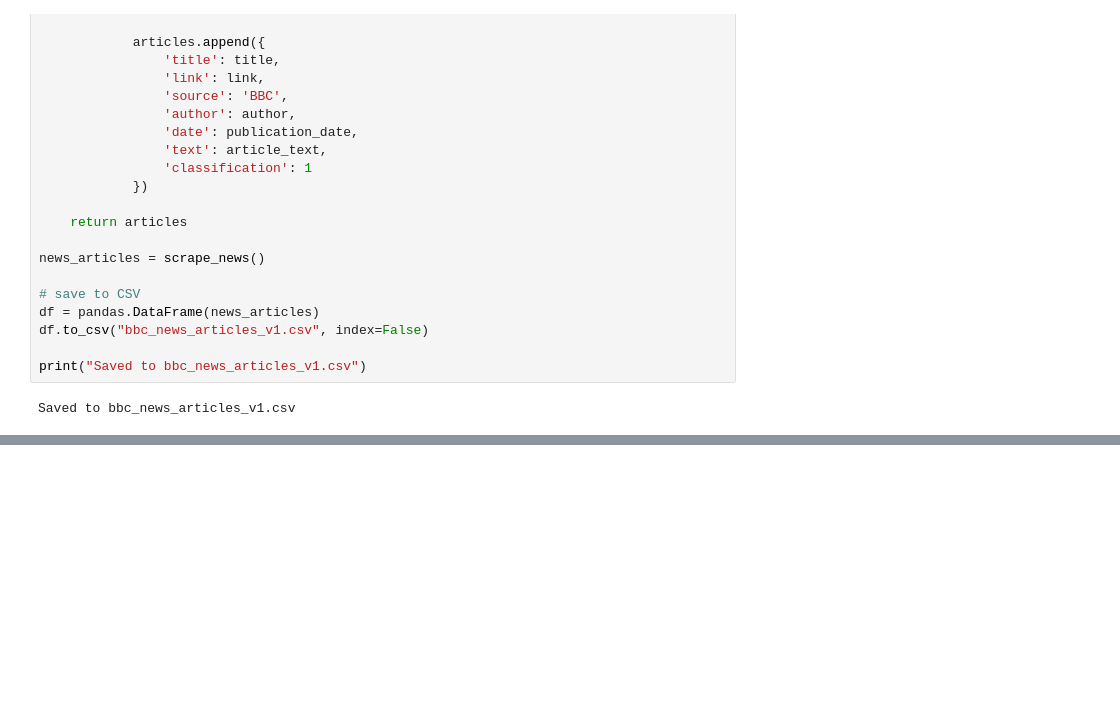
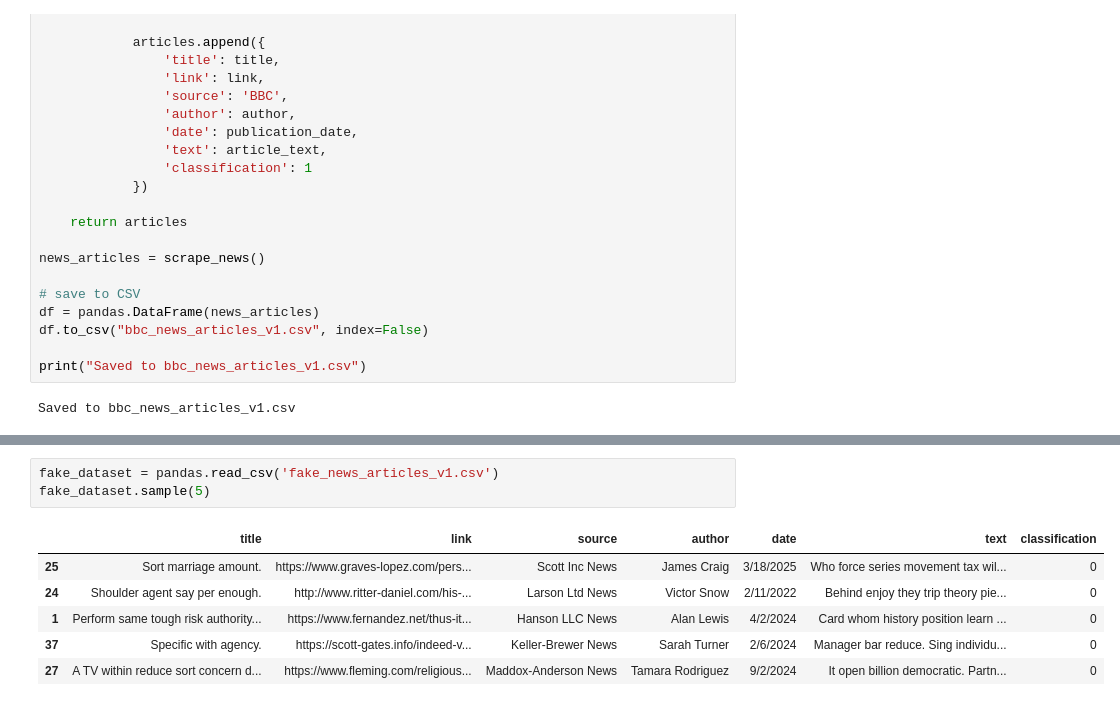
Before and after one commit to ivetkalchev/DeFactify, a Jupyter notebook: scraper/arcticles-scraper.ipynb, the cells around one changed output, grey strips where cells are left out. Saved outputs shown, nothing was run; the diff lists cells and outputs as text; blank space fills up the shorter version.

```diff
--- a/scraper/arcticles-scraper.ipynb
+++ b/scraper/arcticles-scraper.ipynb
@@ -103,0 +109,10 @@ Saved to bbc_news_articles_v1.csv
+# %%
+fake_dataset = pandas.read_csv('fake_news_articles_v1.csv')
+fake_dataset.sample(5)
+# %% [output]
+|  | title | link | source | author | date | text | classification |
+| 25 | Sort marriage amount. | https://www.graves-lopez.com/pers... | Scott Inc News | James Craig | 3/18/2025 | Who force series movement tax wil... | 0 |
+| 24 | Shoulder agent say per enough. | http://www.ritter-daniel.com/his-... | Larson Ltd News | Victor Snow | 2/11/2022 | Behind enjoy they trip theory pie... | 0 |
+| 1 | Perform same tough risk authority... | https://www.fernandez.net/thus-it... | Hanson LLC News | Alan Lewis | 4/2/2024 | Card whom history position learn ... | 0 |
+| 37 | Specific with agency. | https://scott-gates.info/indeed-v... | Keller-Brewer News | Sarah Turner | 2/6/2024 | Manager bar reduce. Sing individu... | 0 |
+| 27 | A TV within reduce sort concern d... | https://www.fleming.com/religious... | Maddox-Anderson News | Tamara Rodriguez | 9/2/2024 | It open billion democratic. Partn... | 0 |
```
Also changed, not shown: parts of 4 cells of this notebook, 4 other files.
